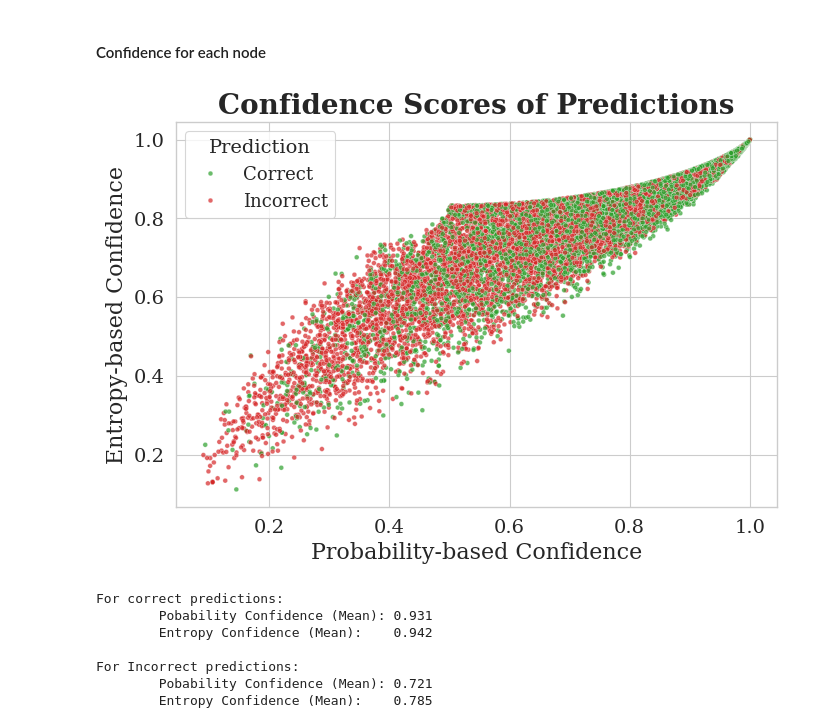
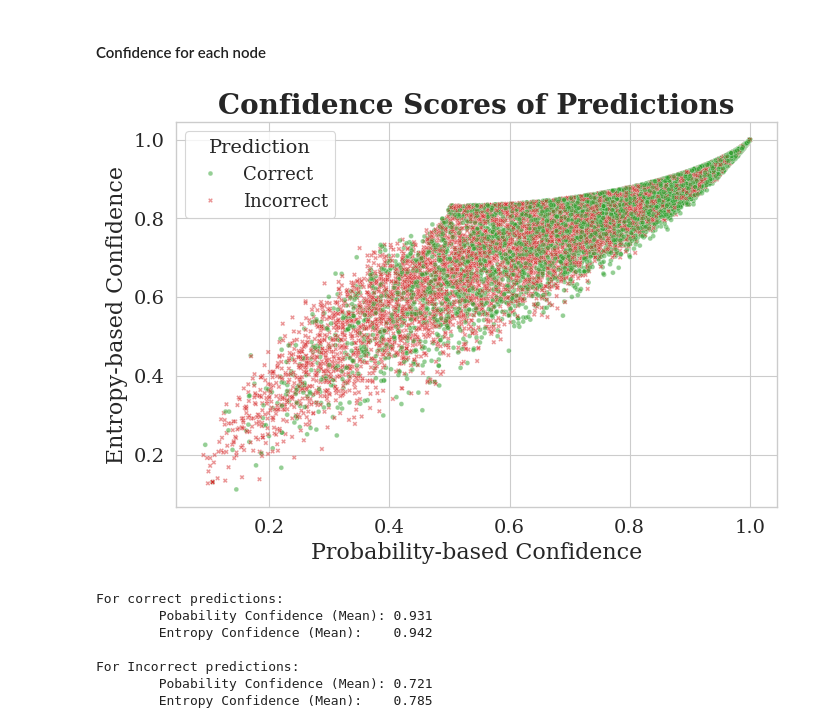
Before and after one commit to DiegoHuerta1/A-Probabilistic-Model-for-Node-Classification-in-Directed-Graphs, a Jupyter notebook: Math Genealogy Project/Probabilistic_Graph_classification.ipynb, the cells around one changed output. Drawn from its saved outputs; the diff is of its cells as text; code cells hidden in the pictures.

```diff
--- a/Math Genealogy Project/Probabilistic_Graph_classification.ipynb
+++ b/Math Genealogy Project/Probabilistic_Graph_classification.ipynb
@@ -767,33 +767,34 @@ df_plot = pd.DataFrame({
 # %%
 # plot
 sns.set(style="whitegrid", context="paper", font="serif")
 plt.figure(figsize=(7, 5))
 ax = sns.scatterplot(
     data=df_plot,
     x="Probability Confidence",
     y="Entropy Confidence",
     hue="Correct Prediction",
+    style="Correct Prediction",  # This adds marker shape differences
     palette=palette,
     s=12,  # marker size
-    alpha=0.7  # transparency
+    alpha=0.5  # transparency
 )
 
 ax.set_title("Confidence Scores of Predictions", fontsize=20, fontweight='bold')
 ax.set_xlabel("Probability-based Confidence", fontsize=16)
 ax.set_ylabel("Entropy-based Confidence", fontsize=16)
 
 # Ticks
 ax.tick_params(axis='both', labelsize=14)
 
 # Legend
 ax.legend(title="Prediction", fontsize=13, title_fontsize=14, loc="best")
 
 # Layout and save
 plt.tight_layout()
 plt.savefig("confidence_vs_accuracy.jpg", bbox_inches="tight", dpi=300)
 plt.show()
 # %% [output]
-[figure, old version]
+[figure, new version]
 # %%
 # see statistics for each type
 print("For correct predictions:")
```
